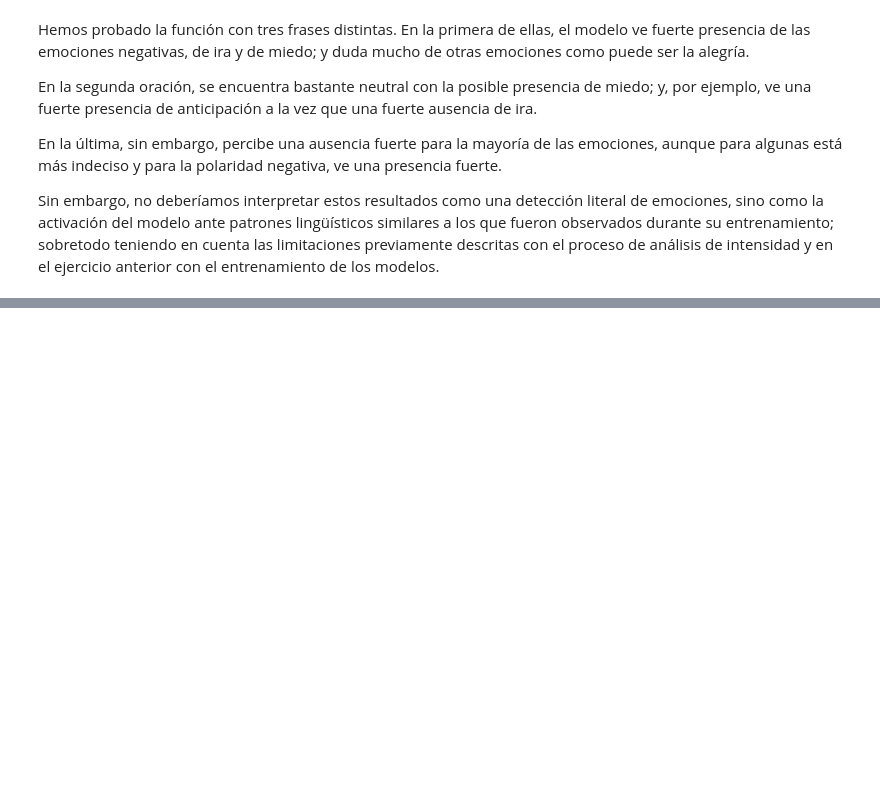
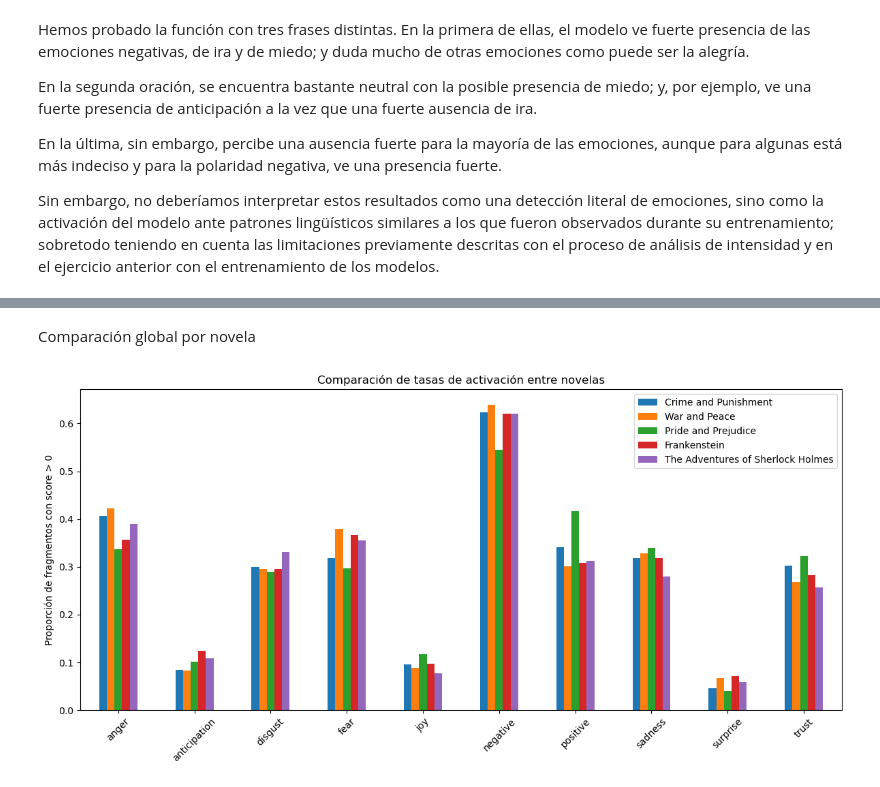
Before and after one commit to agustito37/entregable-procesamiento-lenguaje, a Jupyter notebook: entregable.ipynb, the cells around one changed output, grey strips where cells are left out. Saved outputs shown, nothing was run; the diff lists cells and outputs as text; code cells hidden in the pictures; blank space fills up the shorter version.

```diff
--- a/entregable.ipynb
+++ b/entregable.ipynb
@@ -427,0 +495,11 @@ Sin embargo, no deberíamos interpretar estos resultados como una detección lit
+# %%
+model_chosen = "sgd"
+vectorizer_chosen = "tfidf"
+
+analyzed_books = {}
+for book in processed_books:
+    processed_book = processed_books[book]
+    for line in processed_book:
+        analyzed_books.setdefault(book, []).append(analyze_emotions(line, "./models", model_chosen, vectorizer_chosen))
+
+print(analyzed_books["Pride and Prejudice"][:5])
@@ -427,0 +643,18 @@ Sin embargo, no deberíamos interpretar estos resultados como una detección lit
+# %% [markdown]
+Comparación global por novela
+# %%
+compare_plot_df = pd.DataFrame(
+    {
+        book: {emotion: stats["activation_rate"][emotion] for emotion in emotion_cols}
+        for book, stats in books_stats.items()
+    }
+).T
+
+compare_plot_df.T.plot(kind="bar", figsize=(12, 6))
+plt.title("Comparación de tasas de activación entre novelas")
+plt.ylabel("Proporción de fragmentos con score > 0")
+plt.xticks(rotation=45)
+plt.tight_layout()
+plt.show()
+# %% [output]
+[figure, added]
```
Also changed, not shown: parts of 27 cells of this notebook, 17 other files.
